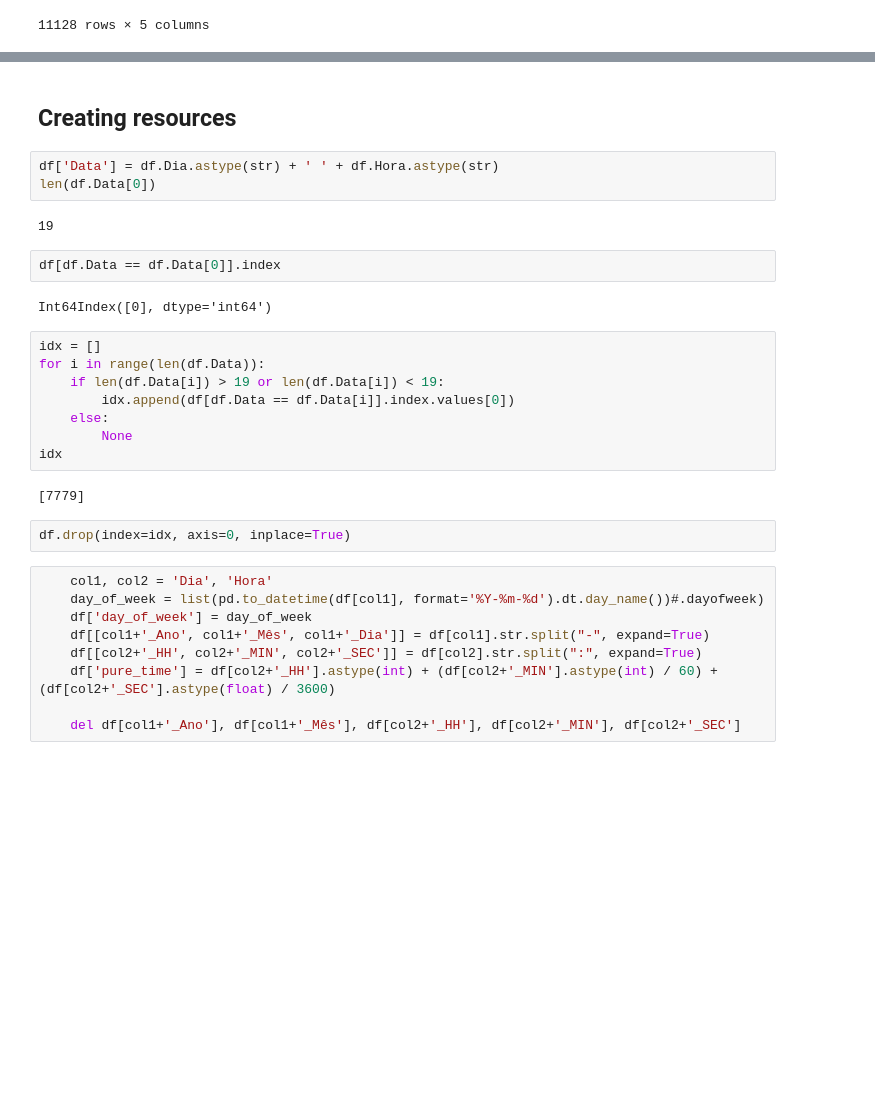
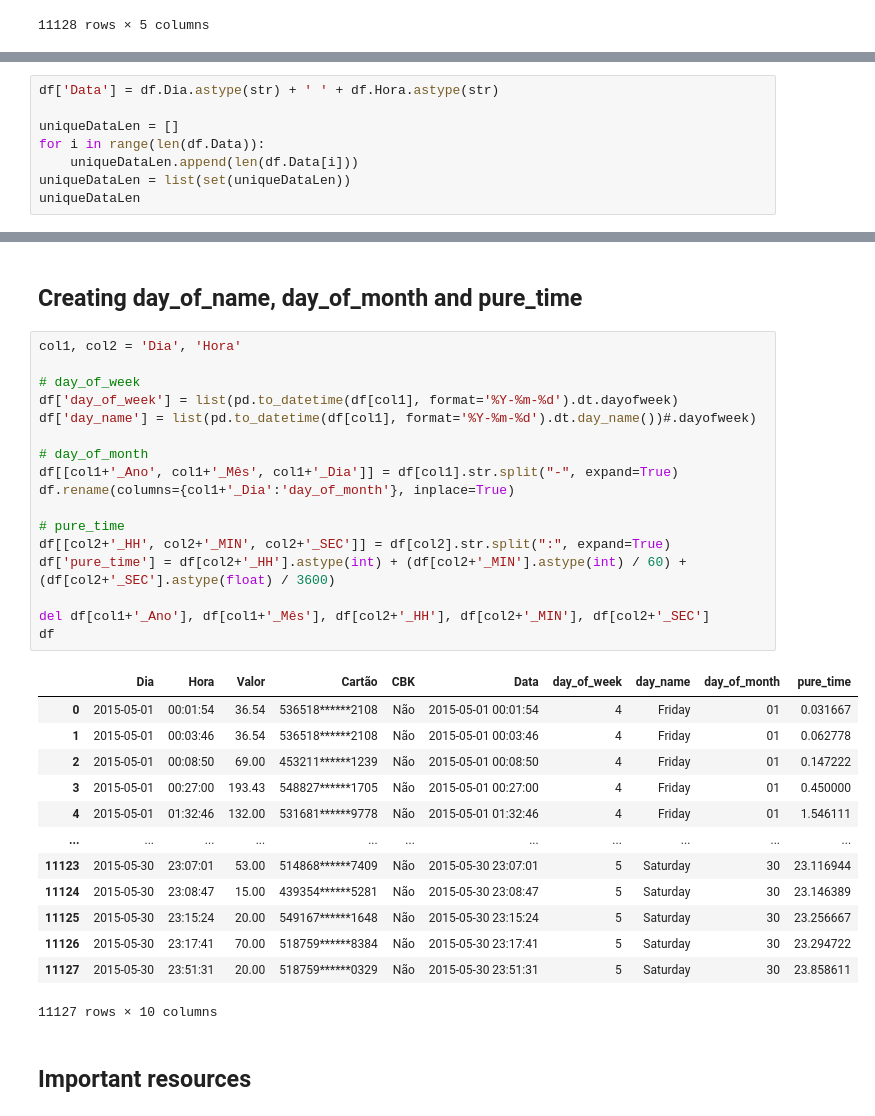
Before and after one commit to broilo/stone, a Jupyter notebook: notebooks/part4_eda.ipynb, the cells around one changed output, grey strips where cells are left out. Cells and saved outputs as stored; diff of their text form; blank space fills up the shorter version.

```diff
--- a/notebooks/part4_eda.ipynb
+++ b/notebooks/part4_eda.ipynb
@@ -103,0 +97,8 @@ df
+# %%
+df['Data'] = df.Dia.astype(str) + ' ' + df.Hora.astype(str)
+
+uniqueDataLen = []
+for i in range(len(df.Data)):
+    uniqueDataLen.append(len(df.Data[i]))
+uniqueDataLen = list(set(uniqueDataLen))
+uniqueDataLen
@@ -104,32 +121,35 @@ df
+# %% [markdown]
+## Creating day_of_name, day_of_month and pure_time
+# %%
+col1, col2 = 'Dia', 'Hora'
+
+# day_of_week
+df['day_of_week'] = list(pd.to_datetime(df[col1], format='%Y-%m-%d').dt.dayofweek)
+df['day_name'] = list(pd.to_datetime(df[col1], format='%Y-%m-%d').dt.day_name())#.dayofweek)
+
+# day_of_month
+df[[col1+'_Ano', col1+'_Mês', col1+'_Dia']] = df[col1].str.split("-", expand=True)
+df.rename(columns={col1+'_Dia':'day_of_month'}, inplace=True)
+
+# pure_time
+df[[col2+'_HH', col2+'_MIN', col2+'_SEC']] = df[col2].str.split(":", expand=True)
+df['pure_time'] = df[col2+'_HH'].astype(int) + (df[col2+'_MIN'].astype(int) / 60) + (df[col2+'_SEC'].astype(float) / 3600)
+
+del df[col1+'_Ano'], df[col1+'_Mês'], df[col2+'_HH'], df[col2+'_MIN'], df[col2+'_SEC']
+df
+# %% [output]
+|  | Dia | Hora | Valor | Cartão | CBK | Data | day_of_week | day_name | day_of_month | pure_time |
+| 0 | 2015-05-01 | 00:01:54 | 36.54 | 536518******2108 | Não | 2015-05-01 00:01:54 | 4 | Friday | 01 | 0.031667 |
+| 1 | 2015-05-01 | 00:03:46 | 36.54 | 536518******2108 | Não | 2015-05-01 00:03:46 | 4 | Friday | 01 | 0.062778 |
+| 2 | 2015-05-01 | 00:08:50 | 69.00 | 453211******1239 | Não | 2015-05-01 00:08:50 | 4 | Friday | 01 | 0.147222 |
+| 3 | 2015-05-01 | 00:27:00 | 193.43 | 548827******1705 | Não | 2015-05-01 00:27:00 | 4 | Friday | 01 | 0.450000 |
+| 4 | 2015-05-01 | 01:32:46 | 132.00 | 531681******9778 | Não | 2015-05-01 01:32:46 | 4 | Friday | 01 | 1.546111 |
+| ... | ... | ... | ... | ... | ... | ... | ... | ... | ... | ... |
+| 11123 | 2015-05-30 | 23:07:01 | 53.00 | 514868******7409 | Não | 2015-05-30 23:07:01 | 5 | Saturday | 30 | 23.116944 |
+| 11124 | 2015-05-30 | 23:08:47 | 15.00 | 439354******5281 | Não | 2015-05-30 23:08:47 | 5 | Saturday | 30 | 23.146389 |
+| 11125 | 2015-05-30 | 23:15:24 | 20.00 | 549167******1648 | Não | 2015-05-30 23:15:24 | 5 | Saturday | 30 | 23.256667 |
+| 11126 | 2015-05-30 | 23:17:41 | 70.00 | 518759******8384 | Não | 2015-05-30 23:17:41 | 5 | Saturday | 30 | 23.294722 |
+| 11127 | 2015-05-30 | 23:51:31 | 20.00 | 518759******0329 | Não | 2015-05-30 23:51:31 | 5 | Saturday | 30 | 23.858611 |
+11127 rows × 10 columns
 # %% [markdown]
-## Creating resources
+## Important resources
-# %%
-df['Data'] = df.Dia.astype(str) + ' ' + df.Hora.astype(str)
-len(df.Data[0])
-# %% [output]
-19
-# %%
-df[df.Data == df.Data[0]].index
-# %% [output]
-Int64Index([0], dtype='int64')
-# %%
-idx = []
-for i in range(len(df.Data)):
-    if len(df.Data[i]) > 19 or len(df.Data[i]) < 19:
-        idx.append(df[df.Data == df.Data[i]].index.values[0])
-    else:
-        None
-idx
-# %% [output]
-[7779]
-# %%
-df.drop(index=idx, axis=0, inplace=True)
-# %%
-    col1, col2 = 'Dia', 'Hora'
-    day_of_week = list(pd.to_datetime(df[col1], format='%Y-%m-%d').dt.day_name())#.dayofweek)
-    df['day_of_week'] = day_of_week
-    df[[col1+'_Ano', col1+'_Mês', col1+'_Dia']] = df[col1].str.split("-", expand=True)
-    df[[col2+'_HH', col2+'_MIN', col2+'_SEC']] = df[col2].str.split(":", expand=True)
-    df['pure_time'] = df[col2+'_HH'].astype(int) + (df[col2+'_MIN'].astype(int) / 60) + (df[col2+'_SEC'].astype(float) / 3600)
-
-    del df[col1+'_Ano'], df[col1+'_Mês'], df[col2+'_HH'], df[col2+'_MIN'], df[col2+'_SEC']
```
Also changed, not shown: parts of 22 cells of this notebook.
